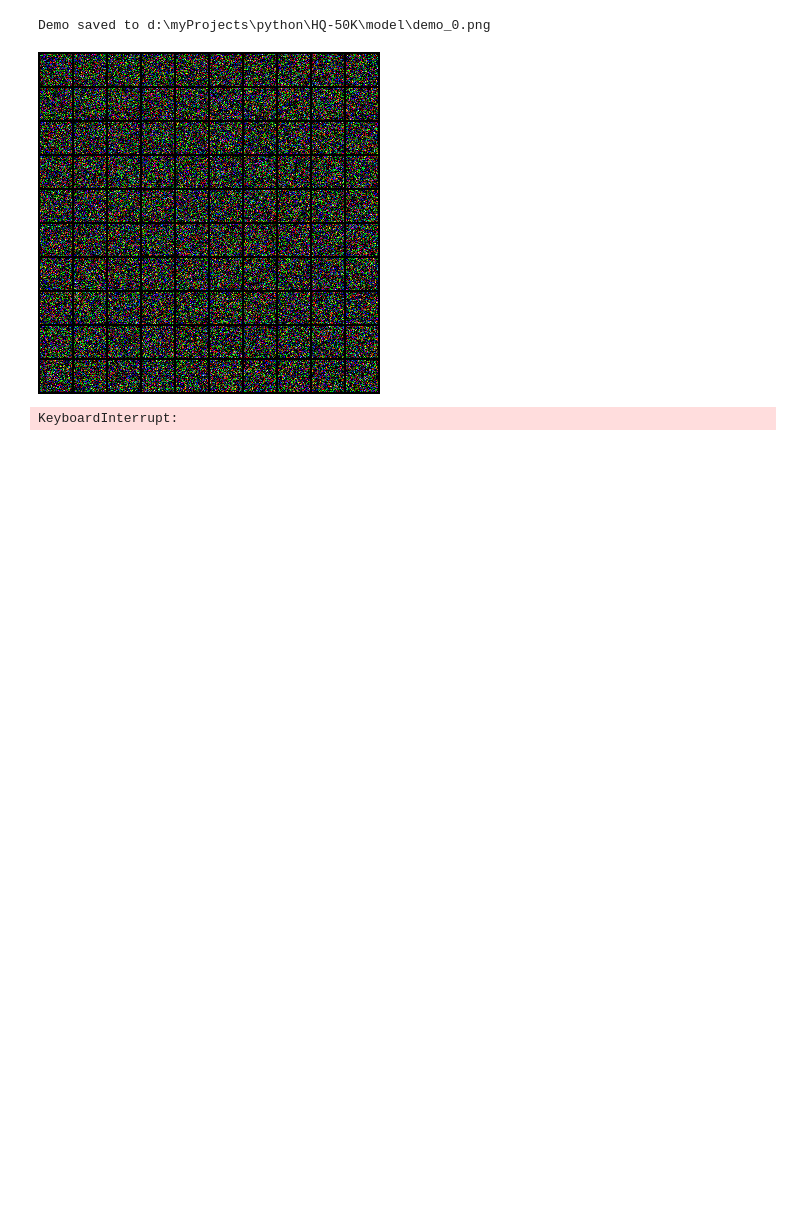
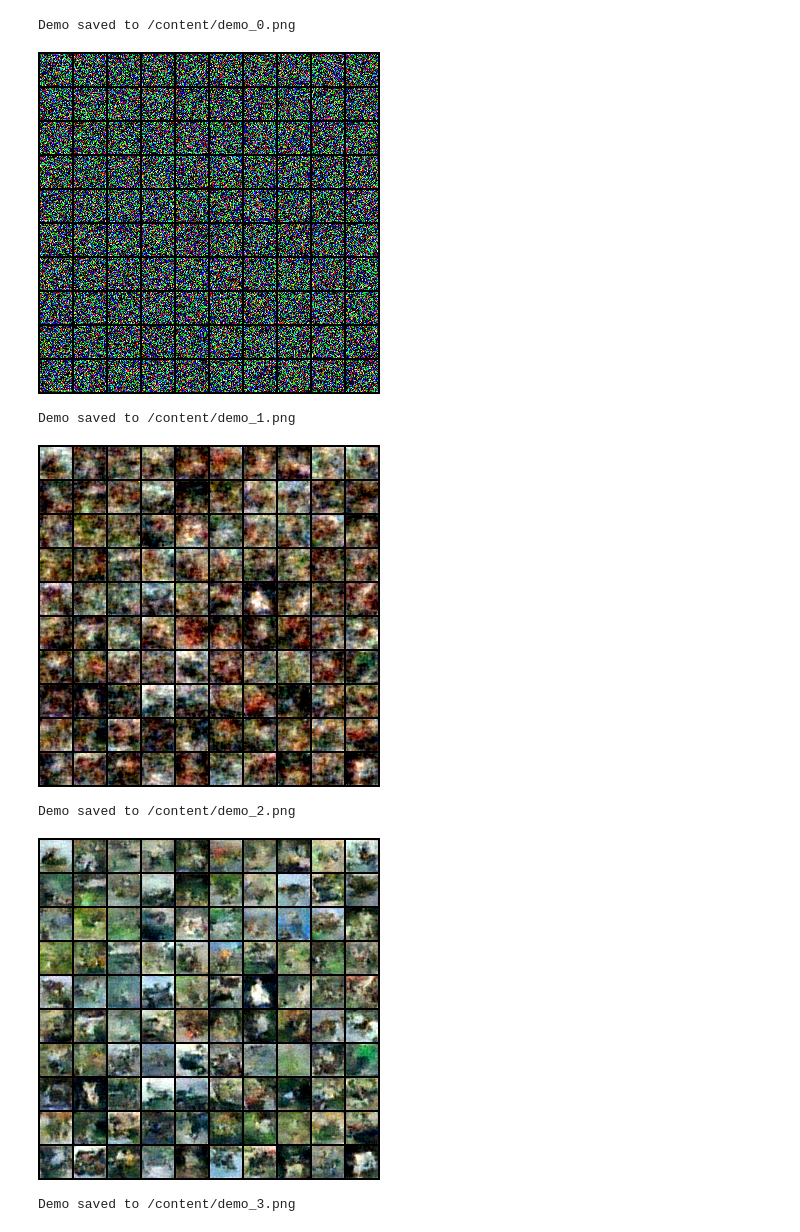
Before and after one commit to behniafar/HQ-50K, a Jupyter notebook: model/train.ipynb, the cells around one changed output. Saved outputs shown, nothing was run; the diff lists cells and outputs as text; code cells hidden in the pictures; blank space fills up the shorter version.

```diff
--- a/model/train.ipynb
+++ b/model/train.ipynb
@@ -9,5 +10,6 @@ from IPython import display
 # %%
-m = model.UNet(3, 64, 128, 256, positional_encoding_type = layers.PositionalEncoding2d)
+device = torch.device("cuda" if torch.cuda.is_available() else "cpu")
+m = model.UNet(3, 64, 128, 256, positional_encoding_type = layers.PositionalEncoding2d).to(device)
 m = model.DDPM(m)
 opt = optim.Adam(m.parameters(), 2e-4)
 
@@ -19,13 +21,19 @@ tf = transforms.Compose([
 train_set = datasets.CIFAR10('data', train=True, download=True, transform=tf)
 train_dl = data.DataLoader(train_set, batch_size, shuffle=True)
 # %%
-grid = utils.demo(m, (32, 32), 2, 10, filename='demo_0.png')
+grid = utils.demo(m, (32, 32), 100, 10, filename='demo_0.png')
 display.display(display.Image('demo_0.png'))
-for i in range(10):
+print()
+for i in range(5):
     utils.train(m, train_dl, opt)
-    grid = utils.demo(m, (32, 32), 50, 10, filename=f'demo_{i+1}.png')
+    grid = utils.demo(m, (32, 32), 100, 10, filename=f'demo_{i+1}.png')
     display.display(display.Image(f'demo_{i+1}.png'))
+    print()
 # %% [output]
-Demo saved to d:\myProjects\python\HQ-50K\model\demo_0.png
+Demo saved to /content/demo_0.png
-[figure, old version]
+[figure, new version]
-KeyboardInterrupt:
+Demo saved to /content/demo_1.png
+[figure, added]
+Demo saved to /content/demo_2.png
+[figure, added]
+Demo saved to /content/demo_3.png
```
Also changed, not shown: parts of 2 cells of this notebook.
